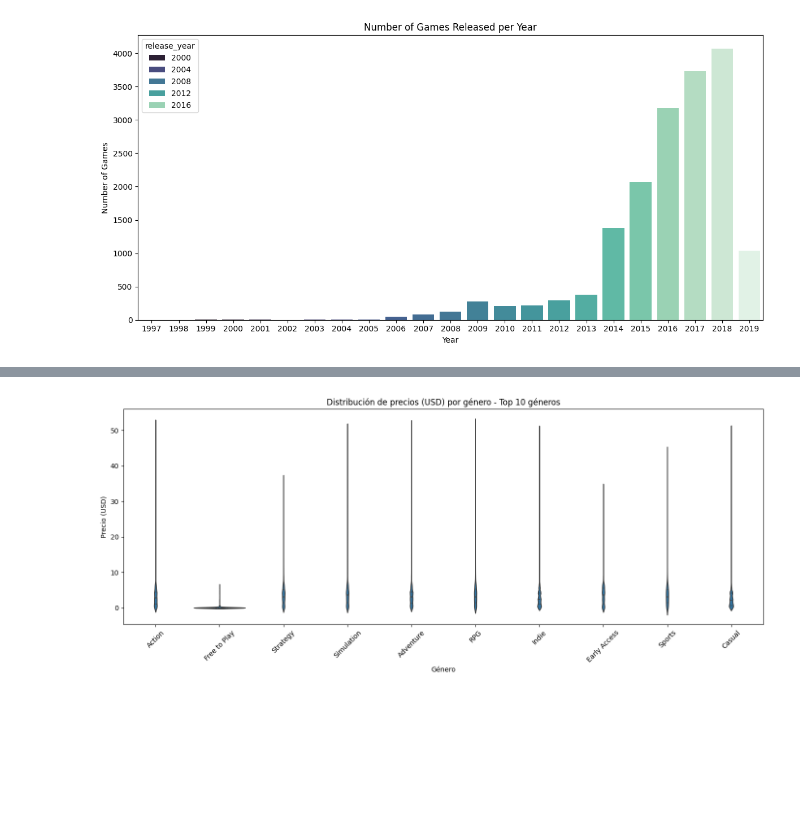
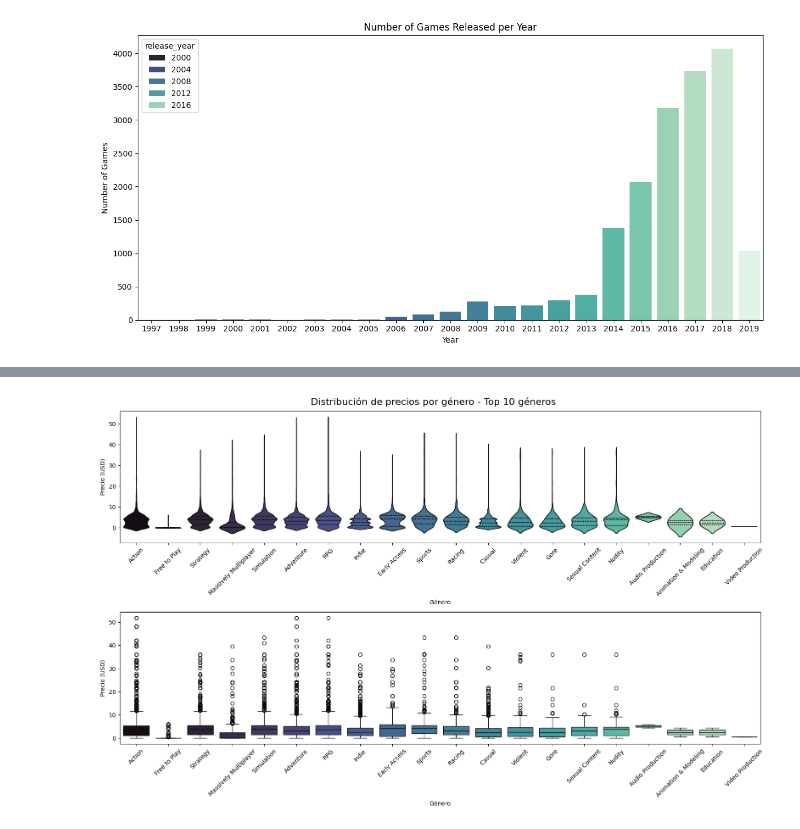
Before and after one commit to delav-dev/steam-pc-games-analysis, a Jupyter notebook: data_analysis.ipynb, the cells around one changed output, grey strips where cells are left out. Cells and saved outputs as stored; diff of their text form; code cells hidden in the pictures; blank space fills up the shorter version.

Commit message:
Adding some extra graphs and manage some colums of steam data

```diff
--- a/data_analysis.ipynb
+++ b/data_analysis.ipynb
@@ -305,15 +335,21 @@ AttributeError: Can only use .str accessor with string values!
 # %%
 df_genres = steam_data.assign(genres=steam_data['genres'].str.split(';')).explode('genres')
-top_genres = df_genres['genres'].value_counts().index[:10]
+top_genres = df_genres['genres'].value_counts().index[:20]
 df_top_genres = df_genres[df_genres['genres'].isin(top_genres)]
 
-plt.figure(figsize=(14, 6))
-sns.violinplot(x='genres', y='price_usd', data=df_top_genres, inner='quartile')
-plt.title('Distribución de precios (USD) por género - Top 10 géneros')
-plt.xlabel('Género')
-plt.ylabel('Precio (USD)')
-plt.xticks(rotation=45)
+fig, (ax1, ax2) = plt.subplots(2, figsize=(16, 10))
+fig.suptitle('Distribución de precios por género - Top 10 géneros', fontsize=16)
+
+sns.violinplot(x='genres', y='price_usd', data=df_top_genres, inner='quartile', hue='genres', palette='mako', ax=ax1)
+ax1.set_xlabel('Género')
+ax1.set_ylabel('Precio (USD)')
+ax1.tick_params(axis='x', rotation=45)
+
+sns.boxplot(x='genres', y='price_usd', data=df_top_genres, hue='genres', palette='mako', ax=ax2)
+ax2.set_xlabel('Género')
+ax2.set_ylabel('Precio (USD)')
+ax2.tick_params(axis='x', rotation=45)
 plt.tight_layout()
 plt.show()
 # %% [output]
-[figure, old version]
+[figure, new version]
```
Also changed, not shown: parts of 5 cells of this notebook.
